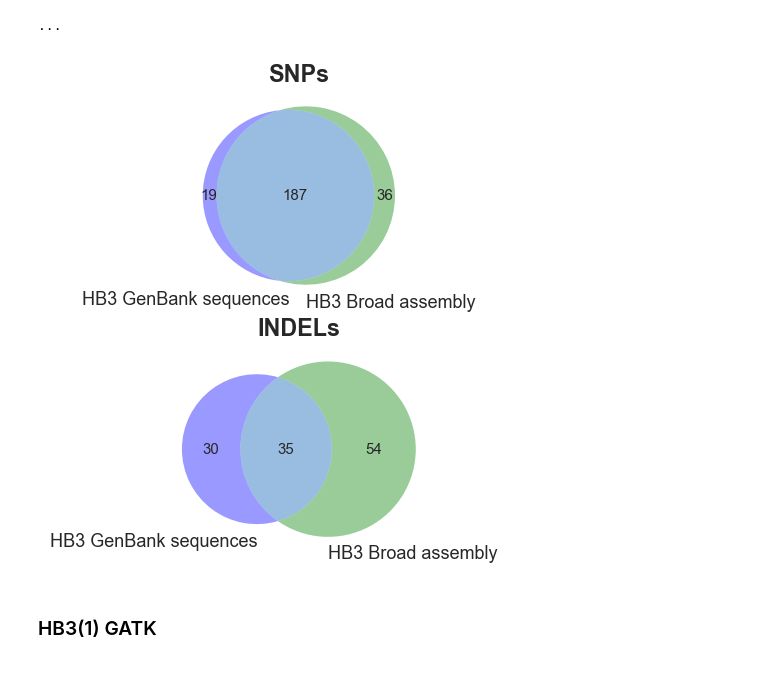
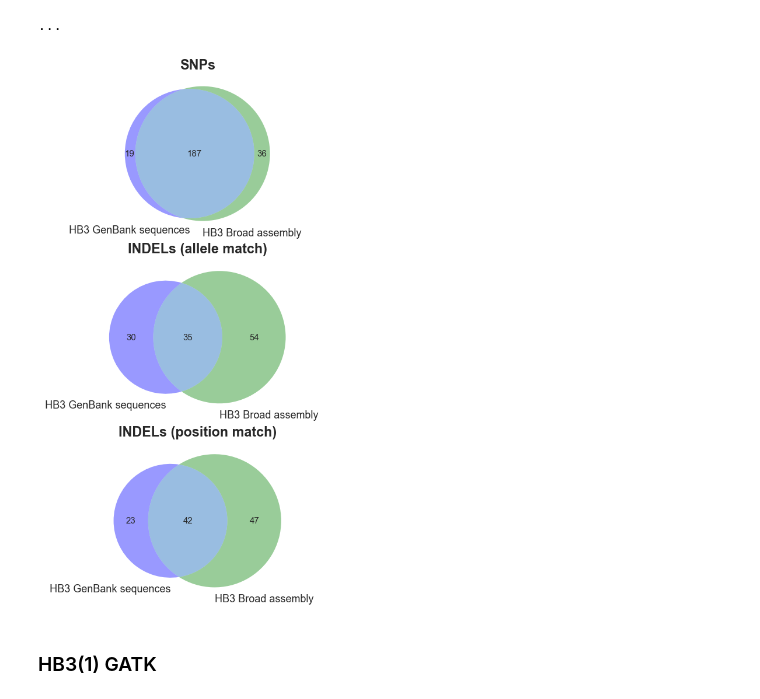
Before and after one commit to wtchg-kwiatkowski/pfx-paper-2015, a Jupyter notebook: supplementary/notebooks/evaluation/evaluation2.ipynb, the cells around one changed output. Cells and saved outputs as stored; diff of their text form; code cells hidden in the pictures.

```diff
--- a/supplementary/notebooks/evaluation/evaluation2.ipynb
+++ b/supplementary/notebooks/evaluation/evaluation2.ipynb
@@ -233,23 +233,38 @@ def tabulate_variants_cortex(cross, parent):
 
     return tbl
 # %%
-def confusion_2way(tables, labels, key):
-    fig = plt.figure(figsize=(3, 5))
+def confusion_2way(tables, labels):
+    fig = plt.figure(figsize=(7, 8))
     t1, t2 = tables
 
+    allele_match_key = 'CHROM', 'POS', 'REF', 'ALT'
+    postype_match_key = 'CHROM', 'POS', 'svtype'
+
     # SNPs
+    key = allele_match_key
     s1 = t1.eq('svtype', 'SNP').values(*key).set()
     s2 = t2.eq('svtype', 'SNP').values(*key).set()
-    ax = fig.add_subplot(2, 1, 1)
+    ax = fig.add_subplot(3, 1, 1)
     venn.venn2([s1, s2], set_labels=labels, set_colors=['b', 'g'], ax=ax)
     ax.set_title('SNPs', fontsize=14, fontweight='bold')
 
-    # INDELs
+    # INDELs (allele match)
+    key = allele_match_key
     s1 = t1.selectin('svtype', {'INS', 'DEL'}).values(*key).set()
     s2 = t2.selectin('svtype', {'INS', 'DEL'}).values(*key).set()
-    ax = fig.add_subplot(2, 1, 2)
+    ax = fig.add_subplot(3, 1, 2)
     venn.venn2([s1, s2], set_labels=labels, set_colors=['b', 'g'], ax=ax)
-    ax.set_title('INDELs', fontsize=14, fontweight='bold')
+    ax.set_title('INDELs (allele match)', fontsize=14, fontweight='bold')
+
+    # INDELs (position match)
+    key = postype_match_key
+    s1 = t1.selectin('svtype', {'INS', 'DEL'}).values(*key).set()
+    s2 = t2.selectin('svtype', {'INS', 'DEL'}).values(*key).set()
+    ax = fig.add_subplot(3, 1, 3)
+    venn.venn2([s1, s2], set_labels=labels, set_colors=['b', 'g'], ax=ax)
+    ax.set_title('INDELs (position match)', fontsize=14, fontweight='bold')
+
+    return fig
 # %%
 def confusion_3way(tables, labels, key):
     # assume t1 is the discovery set, t2 and t3 are truth sets
@@ -333,10 +348,12 @@ HB3 GenBank coding sequences
 # %%
 tables = tbl_variants_hb3_genbank, tbl_variants_hb3_birren
 labels = 'HB3 GenBank sequences', 'HB3 Broad assembly'
-key = 'CHROM', 'POS', 'REF', 'ALT'
-confusion_2way(tables, labels, key)
+fig = confusion_2way(tables, labels)
+fig.tight_layout()
+for dpi in 120, 300:
+    fig.savefig('../../../artwork/supp/hb3_comp_ref.{dpi}.png'.format(dpi=dpi), dpi=dpi)
 # %% [output]
-[figure, old version]
+[figure, new version]
 # %% [markdown]
 ### HB3(1) GATK
 # %%
```
Also changed, not shown: 6 other files.
